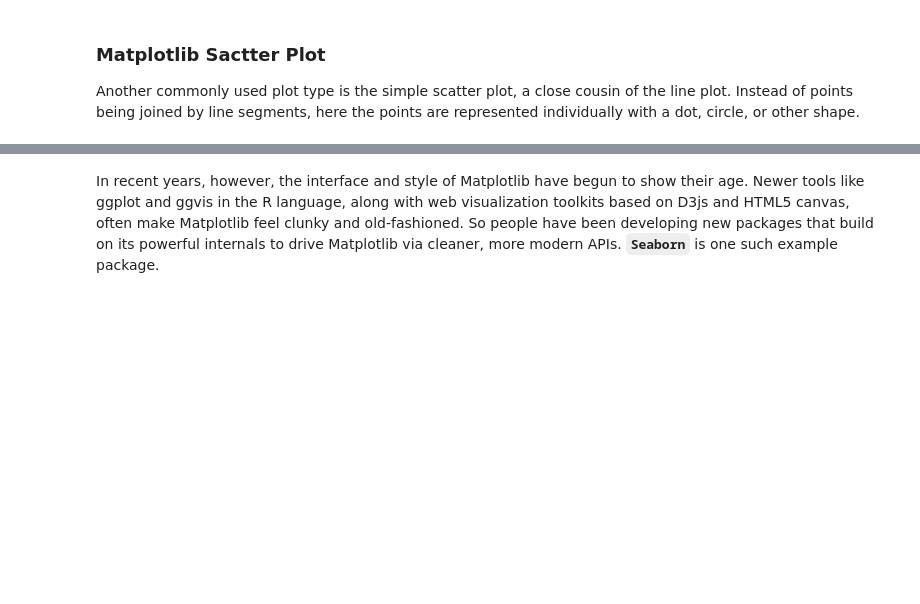
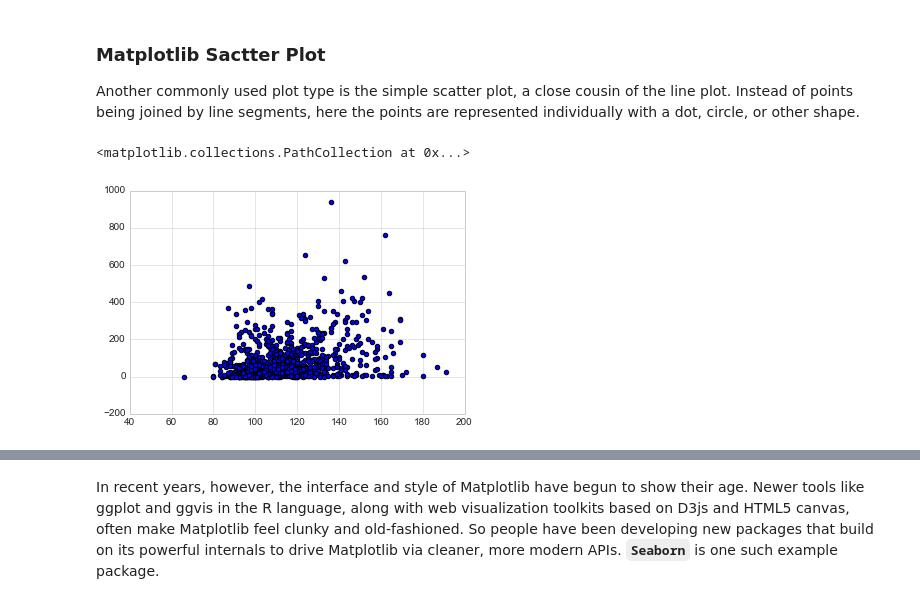
Before and after one commit to NeoBoy/PythonforDS, a Jupyter notebook: PythonforDS.ipynb, the cells around one changed output, grey strips where cells are left out. Drawn from its saved outputs; the diff is of its cells as text; code cells hidden in the pictures; blank space fills up the shorter version.

```diff
--- a/PythonforDS.ipynb
+++ b/PythonforDS.ipynb
@@ -363,7 +774,10 @@ plt.plot( movies['Rating'], movies['Revenue (Millions)'])
 ### Matplotlib Sactter Plot
 Another commonly used plot type is the simple scatter plot, a close cousin of the line plot. Instead of points being joined by line segments, here the points are represented individually with a dot, circle, or other shape.
 # %%
-plt.scatter(movies['Runtime (Minutes)'], movies['Rating'])
+plt.scatter(movies['Runtime (Minutes)'], movies['Revenue (Millions)'])
+# %% [output]
+<matplotlib.collections.PathCollection at 0x...>
+[figure, added]
 # %%
 plt.scatter( movies['Rating'], movies['Revenue (Millions)'] , color='black')
 plt.xlabel('Movie Ratings')
```
Also changed, not shown: parts of 51 cells of this notebook.
